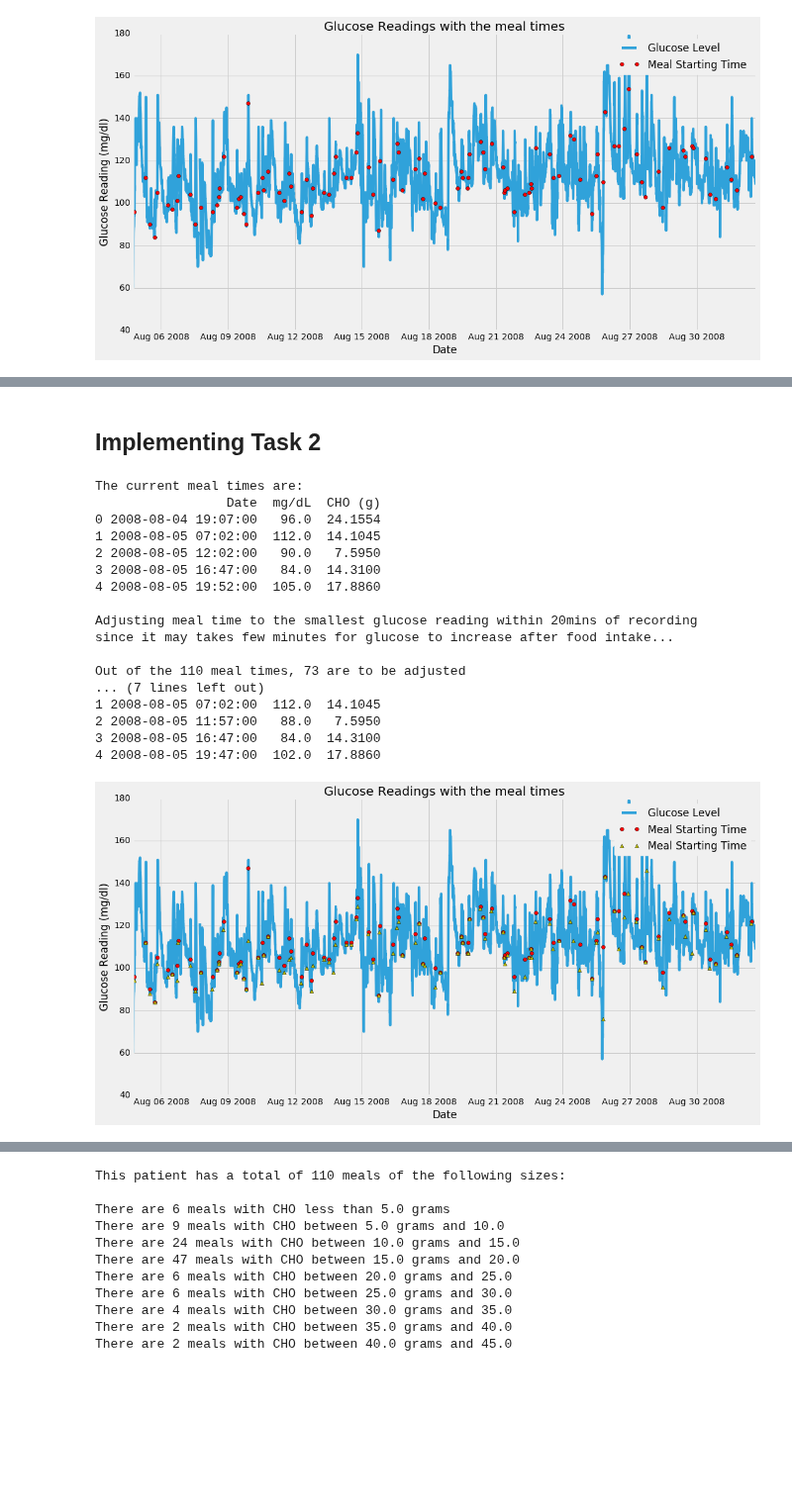
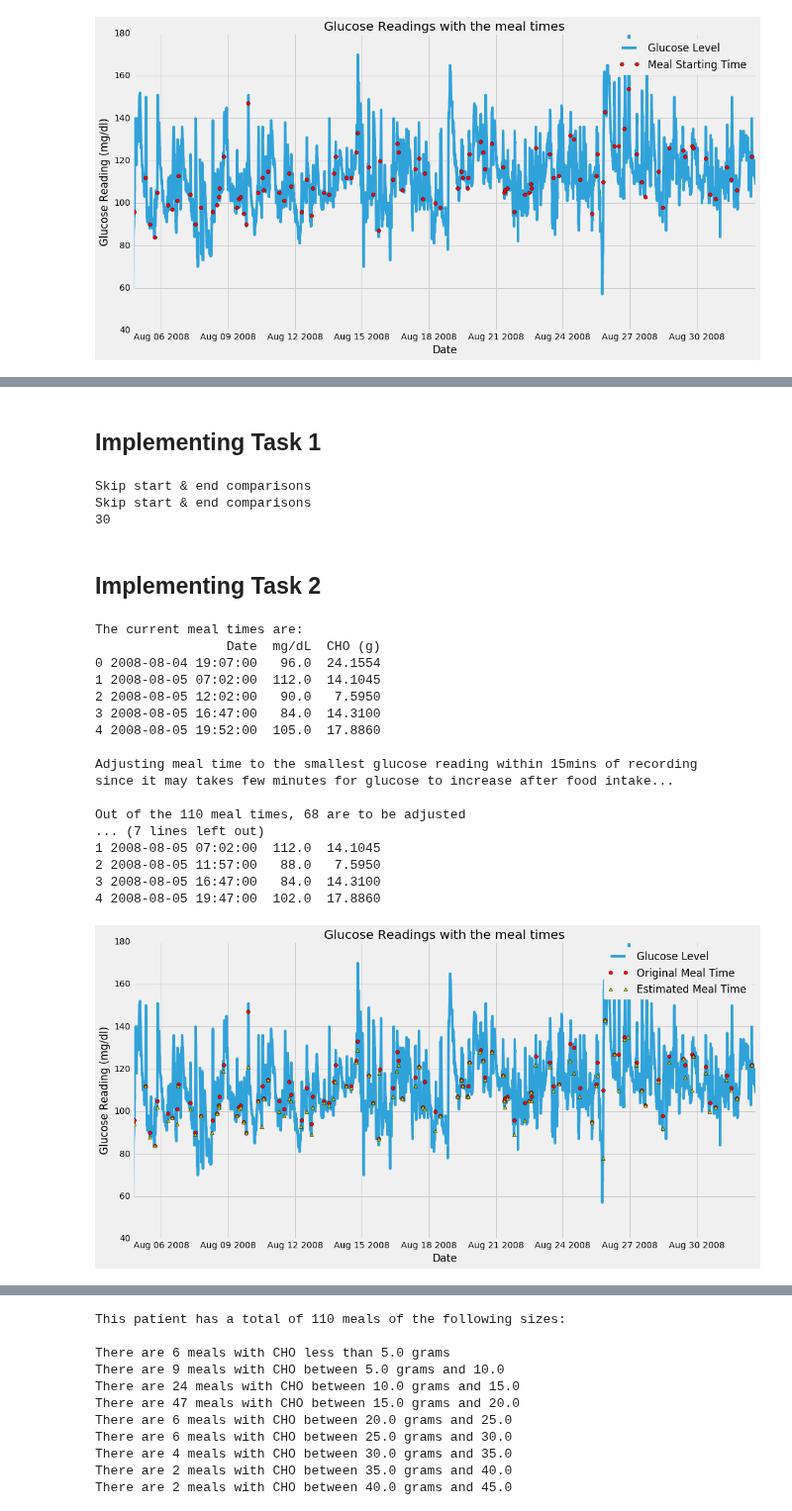
Before and after one commit to SalChem/Diabetic-Project, a Jupyter notebook: Data Preprocessing.ipynb, the cells around one changed output, grey strips where cells are left out. Shown at 99% size. Saved outputs shown, nothing was run; the diff lists cells and outputs as text; code cells hidden in the pictures; blank space fills up the shorter version.

Commit message:
Now, let's start smoothing and time series analysis

```diff
--- a/Data Preprocessing.ipynb
+++ b/Data Preprocessing.ipynb
@@ -222,4 +234,22 @@ Smoothen the signal
 Extract the plot following each meal, so we can fit them into a polynomial or another function
+# %% [markdown]
+## Implementing Task 1
+# %%
+count = 0
+for i, x in enumerate(df4['mg/dL']):
+    if (i == 0 or i == (df4['mg/dL'].size - 1)):
+        print "Skip start & end comparisons"
+    elif (df4['mg/dL'][i] < df4['mg/dL'][i-1] and df4['mg/dL'][i] < df4['mg/dL'][i+1]):
+        #print df4['mg/dL'][i]
+        new = np.average([df4['mg/dL'][i-1], df4['mg/dL'][i+1]])
+        #print "new reading is", new
+        count +=1
+
+print count
+# %% [output]
+Skip start & end comparisons
+Skip start & end comparisons
+30
 # %% [markdown]
 ## Implementing Task 2
 # %%
@@ -234,14 +264,13 @@ for i, x in enumerate(df4['Date']):
     #print x
     #Finding index of the meal starting time in the original dataset to compare to previous readings
     #This is because glucose does not increase instantly after meal, it takes few minutes
-    #We pick the lowest reading within a range of 20mins before starting of meal time, and make that meal time
+    #We pick the lowest reading within a range of 15mins before starting of meal time, and make that meal time
     meal_index = df[df['Date'] == x].index[0]
     #print meal_index
     original_meal_glucose = df['mg/dL'][meal_index]
     meal_glucose = df['mg/dL'][meal_index]
     #The value inside the range represents minutes, 2=>5mins, 3=>10mins, 4=>15mins, and so forth
-    #5 is for picking the lowest glucose value within last 20mins, index 5 is for 20mins
-    for j in range(5):
+    for j in range(4):
         if np.isnan(df['mg/dL'][meal_index - j]):
             break
         elif meal_glucose > df['mg/dL'][meal_index - j]:
@@ -301,10 +330,10 @@ The current meal times are:
 3 2008-08-05 16:47:00   84.0  14.3100
 4 2008-08-05 19:52:00  105.0  17.8860
 
-Adjusting meal time to the smallest glucose reading within 20mins of recording
+Adjusting meal time to the smallest glucose reading within 15mins of recording
 since it may takes few minutes for glucose to increase after food intake...
 
-Out of the 110 meal times, 73 are to be adjusted
+Out of the 110 meal times, 68 are to be adjusted
 ... (7 lines left out)
 1 2008-08-05 07:02:00  112.0  14.1045
 2 2008-08-05 11:57:00   88.0   7.5950
@@ -313,14 +342,14 @@ Out of the 110 meal times, 73 are to be adjusted
 # %%
 plt.figure(figsize=_FIG_SIZE)
 plt.plot_date(df.Date, df['mg/dL'], '-', label="Glucose Level");
-plt.plot_date(df4.Date, df4['mg/dL'], 'ro', label="Meal Starting Time")
-plt.plot_date(df5.Date, df5['mg/dL'], 'y^', label="Meal Starting Time")
+plt.plot_date(df4.Date, df4['mg/dL'], 'ro', label="Original Meal Time")
+plt.plot_date(df5.Date, df5['mg/dL'], 'y^', label="Estimated Meal Time")
 plt.xlabel('Date')
 plt.ylabel('Glucose Reading (mg/dl)')
 plt.legend(loc='upper right')
 plt.title('Glucose Readings with the meal times');
 # %% [output]
-[figure, old version]
+[figure, new version]
 # %%
 #This cell is for the interactive plotting using bokeh
 from bokeh.plotting import figure, output_file, show
```
Also changed, not shown: parts of 5 cells of this notebook, 1 other file.
